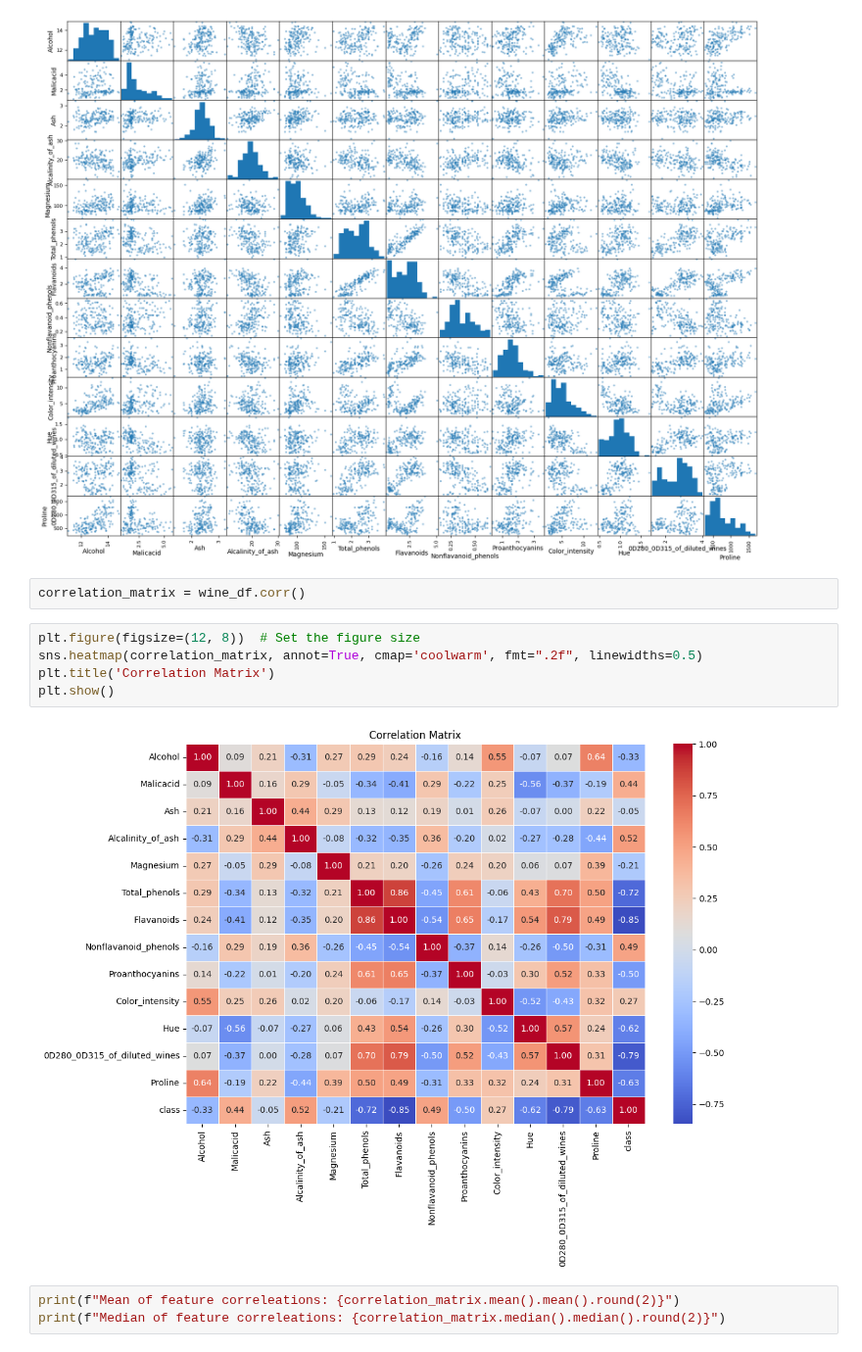
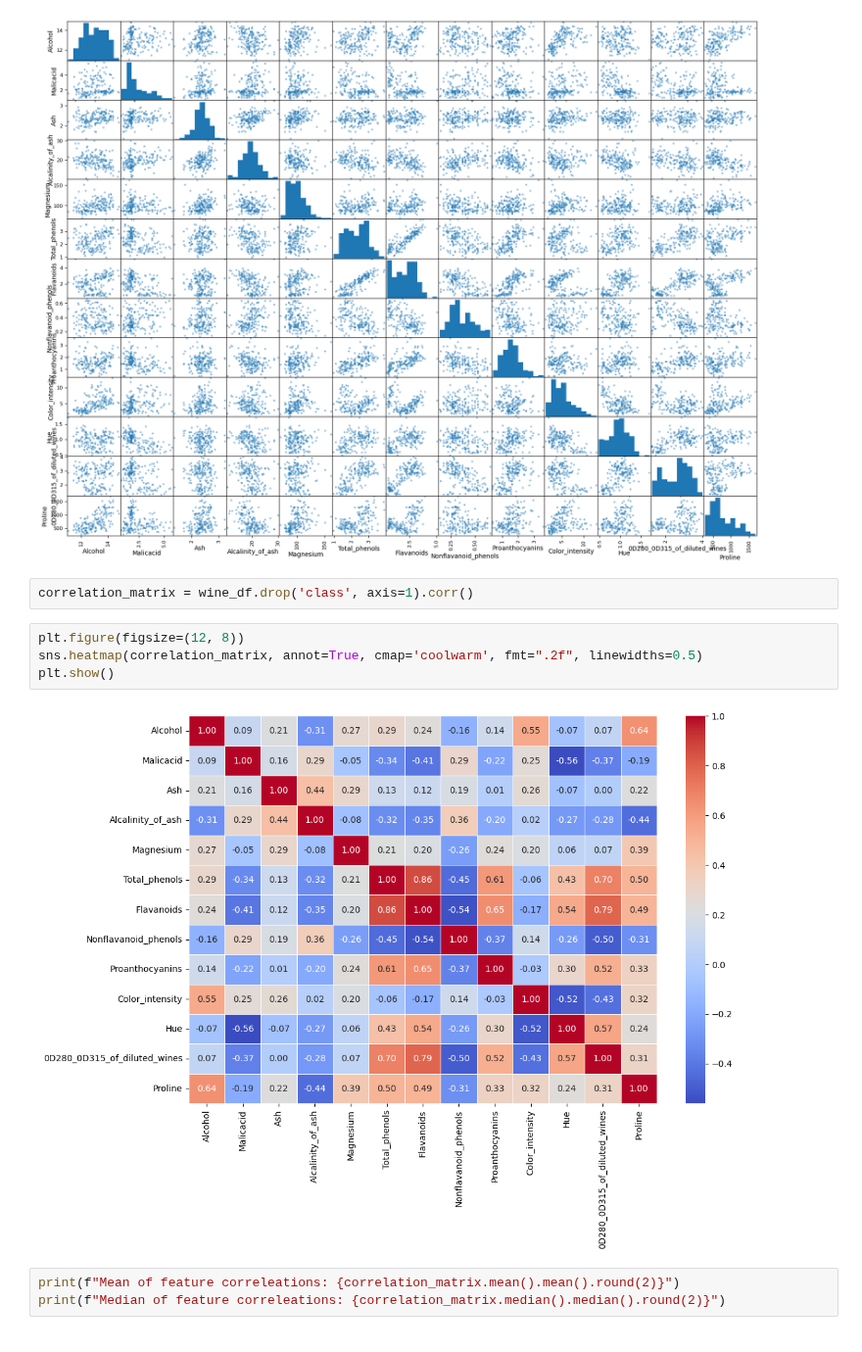
Before and after one commit to j-c-carr/Real-Estate-and-Wine-Quality-Prediction, a Jupyter notebook: data_analysis/wine_analysis.ipynb, the cells around one changed output. Shown at 98% size. Drawn from its saved outputs; the diff is of its cells as text.

```diff
--- a/data_analysis/wine_analysis.ipynb
+++ b/data_analysis/wine_analysis.ipynb
@@ -205,14 +185,13 @@ plt.show()
 # %% [output]
 [figure]
 # %%
-correlation_matrix = wine_df.corr()
+correlation_matrix = wine_df.drop('class', axis=1).corr()
 # %%
-plt.figure(figsize=(12, 8))  # Set the figure size
+plt.figure(figsize=(12, 8))
 sns.heatmap(correlation_matrix, annot=True, cmap='coolwarm', fmt=".2f", linewidths=0.5)
-plt.title('Correlation Matrix')
 plt.show()
 # %% [output]
-[figure, old version]
+[figure, new version]
 # %%
 print(f"Mean of feature correleations: {correlation_matrix.mean().mean().round(2)}")
 print(f"Median of feature correleations: {correlation_matrix.median().median().round(2)}")
```
Also changed, not shown: parts of 9 cells of this notebook, 10 other files.
